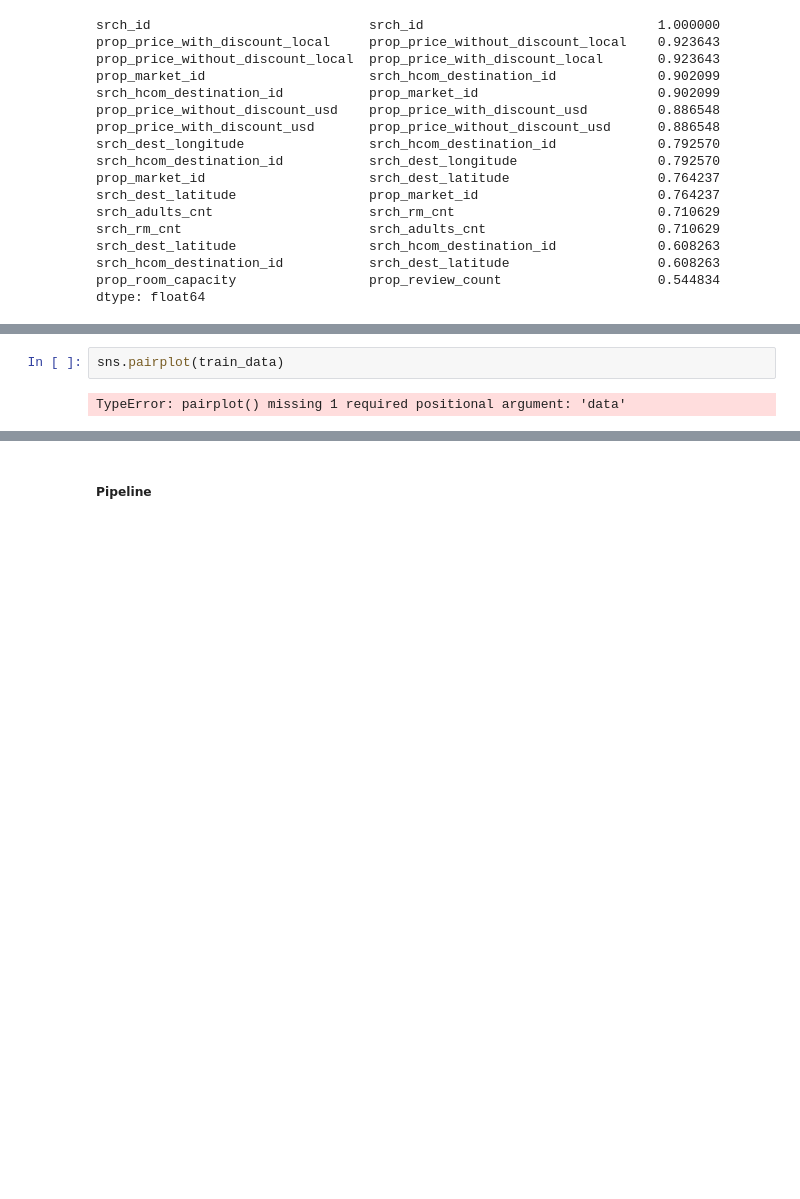
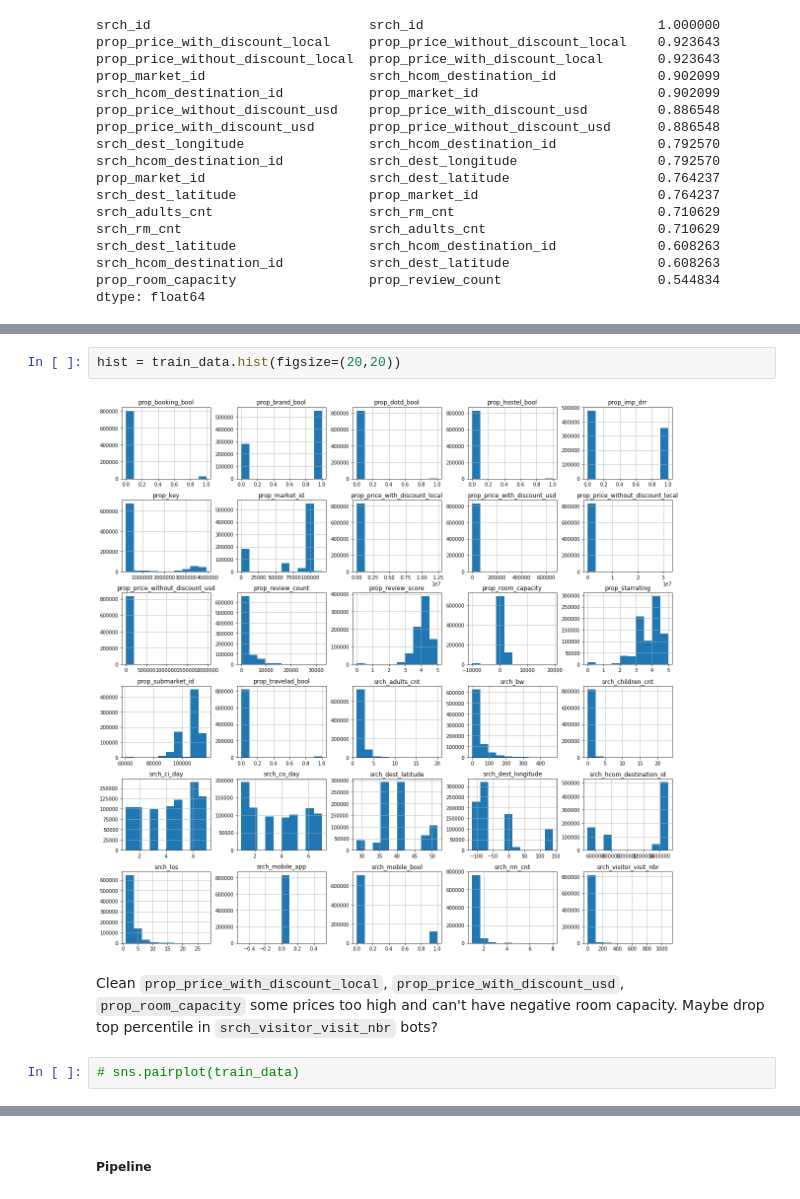
Before and after one commit to achilleasatha/expedia_sortranking, a Jupyter notebook: sortranking.ipynb, the cells around one changed output, grey strips where cells are left out. Drawn from its saved outputs; the diff is of its cells as text; blank space fills up the shorter version.

Commit message:
More data cleaning

```diff
--- a/sortranking.ipynb
+++ b/sortranking.ipynb
@@ -186,5 +184,9 @@ dtype: float64
+# %%
+hist = train_data.hist(figsize=(20,20))
+# %% [output]
+[figure, added]
+# %% [markdown]
+Clean `prop_price_with_discount_local`, `prop_price_with_discount_usd`, `prop_room_capacity` some prices too high and can't have negative room capacity. Maybe drop top percentile in `srch_visitor_visit_nbr` bots?
 # %%
-sns.pairplot(train_data)
+# sns.pairplot(train_data)
-# %% [output]
-TypeError: pairplot() missing 1 required positional argument: 'data'
 # %%
```
Also changed, not shown: parts of 14 cells of this notebook, 3 other files.
